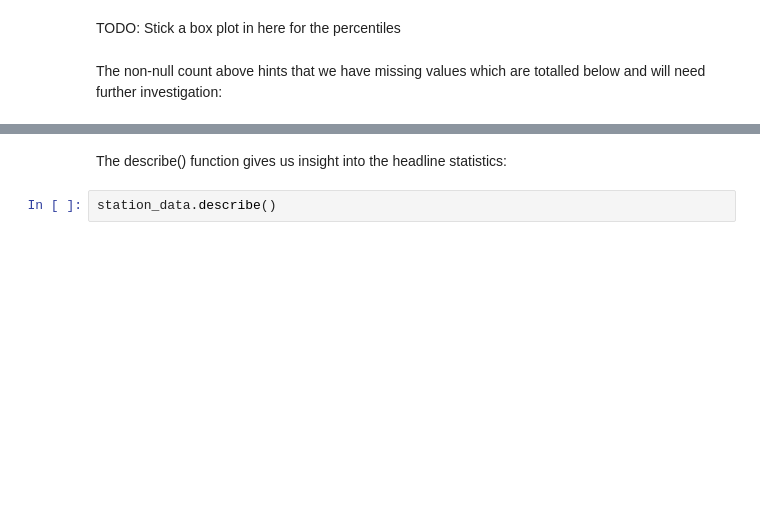
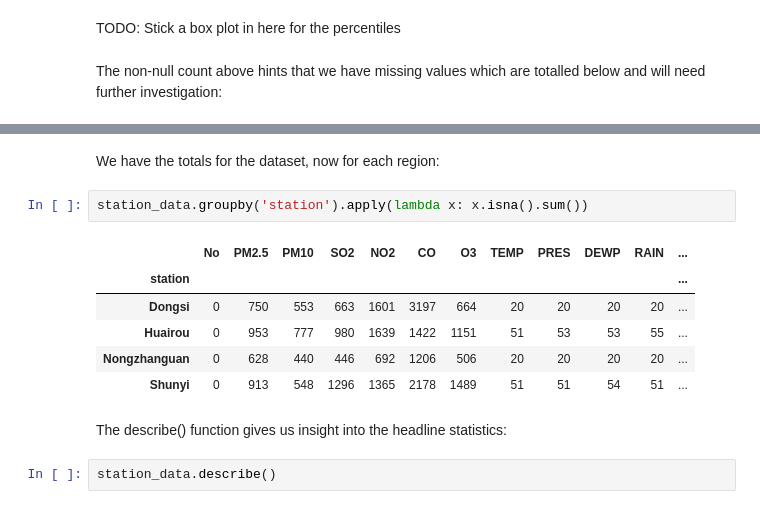
Before and after one commit to almar5855/CMP7005_PRAC1, a Jupyter notebook: st20339453 CMP7005 PRAC1.ipynb, the cells around one changed output, grey strips where cells are left out. Drawn from its saved outputs; the diff is of its cells as text; blank space fills up the shorter version.

```diff
--- a/st20339453 CMP7005 PRAC1.ipynb
+++ b/st20339453 CMP7005 PRAC1.ipynb
@@ -125,3 +186,14 @@ station_data.isna().sum()
+# %% [markdown]
+We have the totals for the dataset, now for each region:
+# %%
+station_data.groupby('station').apply(lambda x: x.isna().sum())
+# %% [output]
+|  | No | PM2.5 | PM10 | SO2 | NO2 | CO | O3 | TEMP | PRES | DEWP | RAIN | ... |
+| station |  |  |  |  |  |  |  |  |  |  |  | ... |
+| Dongsi | 0 | 750 | 553 | 663 | 1601 | 3197 | 664 | 20 | 20 | 20 | 20 | ... |
+| Huairou | 0 | 953 | 777 | 980 | 1639 | 1422 | 1151 | 51 | 53 | 53 | 55 | ... |
+| Nongzhanguan | 0 | 628 | 440 | 446 | 692 | 1206 | 506 | 20 | 20 | 20 | 20 | ... |
+| Shunyi | 0 | 913 | 548 | 1296 | 1365 | 2178 | 1489 | 51 | 51 | 54 | 51 | ... |
 # %% [markdown]
 The describe() function gives us insight into the headline statistics:
 # %%
```
Also changed, not shown: parts of 7 cells of this notebook.
